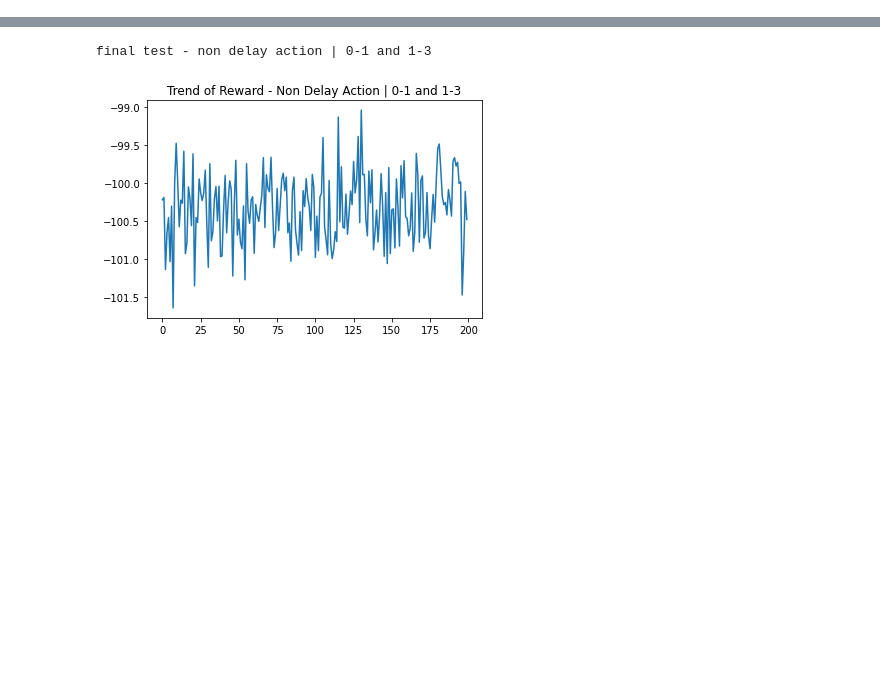
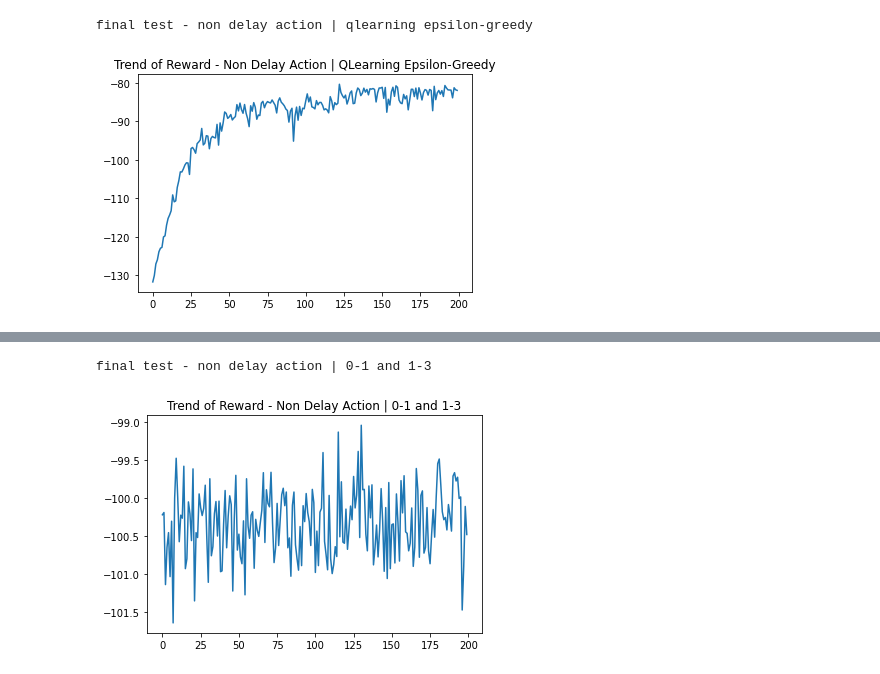
Before and after one commit to taniaharsono/dissertation, a Jupyter notebook: d9-renderipynb.ipynb, the cells around one changed output, grey strips where cells are left out. Saved outputs shown, nothing was run; the diff lists cells and outputs as text; code cells hidden in the pictures; blank space fills up the shorter version.

```diff
--- a/d9-renderipynb.ipynb
+++ b/d9-renderipynb.ipynb
@@ -1283,6 +1283,48 @@ agent_bw = Agent_BW(n_cols, n_rows, sl_coverage, md_coverage, brightness_lvl, ac
 agent_bx = Agent_BX(n_cols, n_rows, sl_coverage, md_coverage, brightness_lvl, actions_delay)
 agent_by = Agent_BY(n_cols, n_rows, sl_coverage, md_coverage, brightness_lvl, actions_delay)
 agent_bz = Agent_BZ(n_cols, n_rows, sl_coverage, md_coverage, brightness_lvl, actions_delay)
+# %%
+random.seed(21)
+print('final test - non delay action | qlearning epsilon-greedy')
+
+qtable_9 = agent_av.qtable
+epsilon = 1
+full_actions = []
+full_rewards = []
+epsilons = []
+for i in range(episodes):
+    total_reward = 0
+    done = False
+    obs = env.reset()
+    episode_actions = []
+    epsilon = epsilon * epsilon_decay
+    while not done:
+        actions = agent_av.action(qtable_9, obs, agent_av.SLM_class.sl_locs, brightness_lvl, epsilon)
+        new_obs, done, reward, info = env.step(actions)
+        total_reward += reward
+        qtable_9 = agent_av.learn(qtable_9, obs, actions, alpha, gamma, reward, new_obs)
+        obs = new_obs
+        episode_actions.append(",".join([str(x) for x in actions]))
+    full_actions.append("|".join([str(x) for x in episode_actions]))
+    full_rewards.append(total_reward)
+    epsilons.append(epsilon)
+
+rewards_mean_av_9 = []
+for idx in range(0, episodes, episodes//200):
+    mean = np.mean(full_rewards[idx : idx + 200])
+    rewards_mean_av_9.append(mean)
+
+epsilons_av = []
+for idx in range(0, episodes, episodes//200):
+    mean = np.mean(epsilons[idx : idx + 200])
+    epsilons_av.append(mean)
+
+plt.plot(list(range(len(rewards_mean_av_9))), rewards_mean_av_9)
+plt.title("Trend of Reward - Non Delay Action | QLearning Epsilon-Greedy")
+plt.show()
+# %% [output]
+final test - non delay action | qlearning epsilon-greedy
+[figure, added]
 # %%
 random.seed(21)
 print('final test - non delay action | qlearning epsilon-greedy')
```
Also changed, not shown: parts of 6 cells of this notebook.
